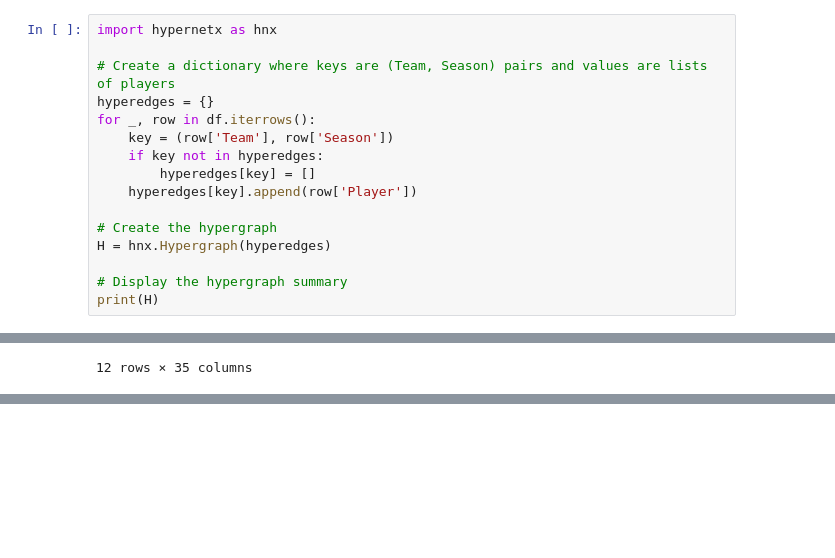
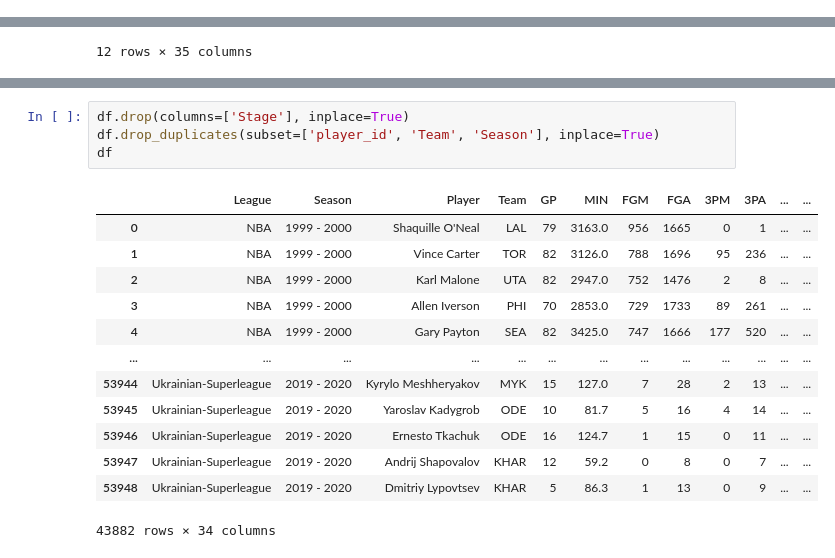
Before and after one commit to ChefBB/sna_project, a Jupyter notebook: exploration_bruno.ipynb, the cells around one changed output, grey strips where cells are left out. Saved outputs shown, nothing was run; the diff lists cells and outputs as text; blank space fills up the shorter version.

```diff
--- a/exploration_bruno.ipynb
+++ b/exploration_bruno.ipynb
@@ -41,19 +41,3 @@ df.loc[df['Player'] == 'Giannis Antetokounmpo']
 | 51699 | NBA | 2019 - 2020 | Regular_Season | Giannis Antetokounmpo | MIL | 63 | 1916.9 | 685 | 1238 | 89 | ... | ... |
 | 51994 | NBA | 2019 - 2020 | Playoffs | Giannis Antetokounmpo | MIL | 9 | 277.3 | 90 | 161 | 13 | ... | ... |
 12 rows × 34 columns
-# %%
-import hypernetx as hnx
-
-# Create a dictionary where keys are (Team, Season) pairs and values are lists of players
-hyperedges = {}
-for _, row in df.iterrows():
-    key = (row['Team'], row['Season'])
-    if key not in hyperedges:
-        hyperedges[key] = []
-    hyperedges[key].append(row['Player'])
-
-# Create the hypergraph
-H = hnx.Hypergraph(hyperedges)
-
-# Display the hypergraph summary
-print(H)
@@ -210,0 +243,18 @@ df.loc[df['Player'] == 'Michael Jordan']
+# %%
+df.drop(columns=['Stage'], inplace=True)
+df.drop_duplicates(subset=['player_id', 'Team', 'Season'], inplace=True)
+df
+# %% [output]
+|  | League | Season | Player | Team | GP | MIN | FGM | FGA | 3PM | 3PA | ... | ... |
+| 0 | NBA | 1999 - 2000 | Shaquille O'Neal | LAL | 79 | 3163.0 | 956 | 1665 | 0 | 1 | ... | ... |
+| 1 | NBA | 1999 - 2000 | Vince Carter | TOR | 82 | 3126.0 | 788 | 1696 | 95 | 236 | ... | ... |
+| 2 | NBA | 1999 - 2000 | Karl Malone | UTA | 82 | 2947.0 | 752 | 1476 | 2 | 8 | ... | ... |
+| 3 | NBA | 1999 - 2000 | Allen Iverson | PHI | 70 | 2853.0 | 729 | 1733 | 89 | 261 | ... | ... |
+| 4 | NBA | 1999 - 2000 | Gary Payton | SEA | 82 | 3425.0 | 747 | 1666 | 177 | 520 | ... | ... |
+| ... | ... | ... | ... | ... | ... | ... | ... | ... | ... | ... | ... | ... |
+| 53944 | Ukrainian-Superleague | 2019 - 2020 | Kyrylo Meshheryakov | MYK | 15 | 127.0 | 7 | 28 | 2 | 13 | ... | ... |
+| 53945 | Ukrainian-Superleague | 2019 - 2020 | Yaroslav Kadygrob | ODE | 10 | 81.7 | 5 | 16 | 4 | 14 | ... | ... |
+| 53946 | Ukrainian-Superleague | 2019 - 2020 | Ernesto Tkachuk | ODE | 16 | 124.7 | 1 | 15 | 0 | 11 | ... | ... |
+| 53947 | Ukrainian-Superleague | 2019 - 2020 | Andrij Shapovalov | KHAR | 12 | 59.2 | 0 | 8 | 0 | 7 | ... | ... |
+| 53948 | Ukrainian-Superleague | 2019 - 2020 | Dmitriy Lypovtsev | KHAR | 5 | 86.3 | 1 | 13 | 0 | 9 | ... | ... |
+43882 rows × 34 columns
```
Also changed, not shown: parts of 14 cells of this notebook, 1 other file.
